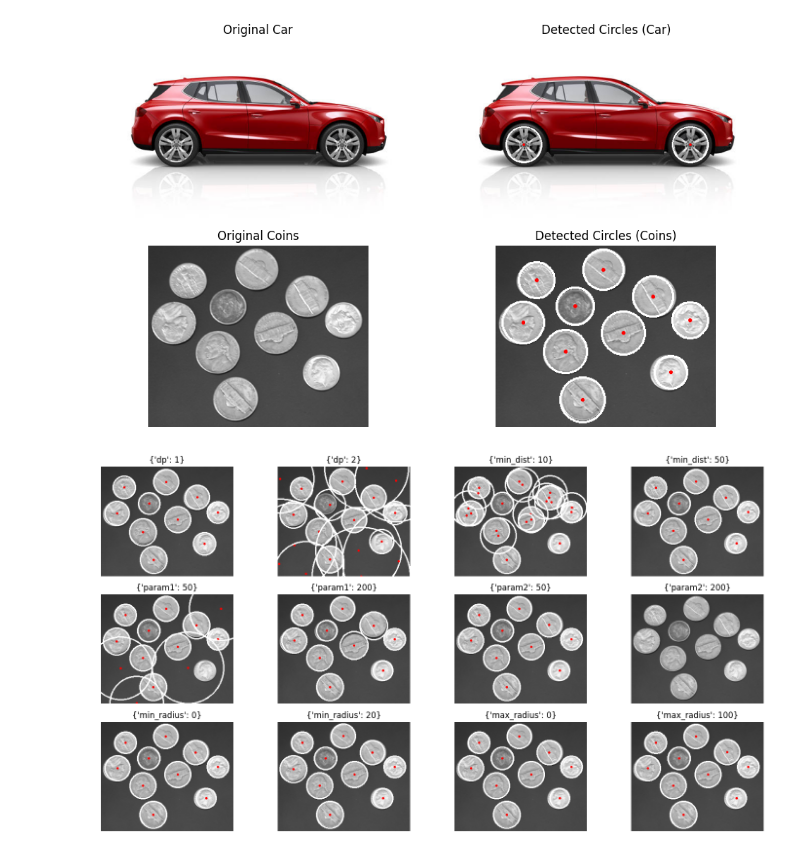
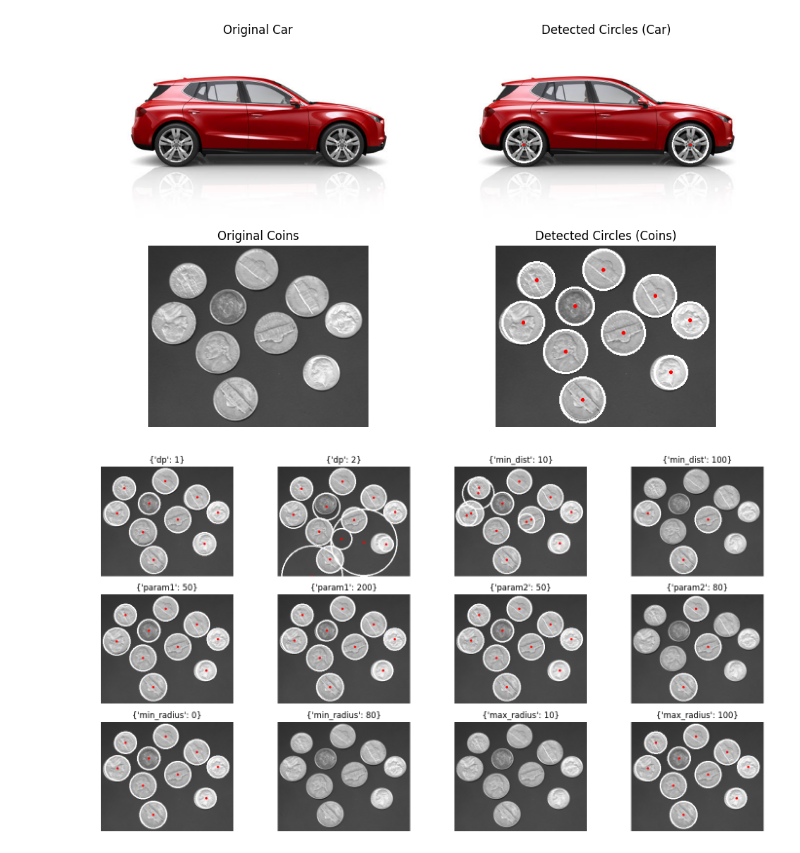
Before and after one commit to CS7-404-DIP-M24/a4-siddharth-ag2004, a Jupyter notebook: a4.ipynb, the cells around one changed output. Drawn from its saved outputs; the diff is of its cells as text; code cells hidden in the pictures.

```diff
--- a/a4.ipynb
+++ b/a4.ipynb
@@ -4,0 +7,26 @@ import matplotlib.pyplot as plt
+# %%
+def apply_thresholding(image_path):
+
+    # I am thresholding the image using different methods (cv2 inbuilt functions)
+
+    gray_img = cv2.imread(image_path, cv2.IMREAD_GRAYSCALE)
+    _, binary_thresh = cv2.threshold(gray_img, 127, 255, cv2.THRESH_BINARY)
+    adaptive_thresh = cv2.adaptiveThreshold(gray_img, 255, cv2.ADAPTIVE_THRESH_GAUSSIAN_C, cv2.THRESH_BINARY, 11, 2)
+    _, otsu_thresh = cv2.threshold(gray_img, 0, 255, cv2.THRESH_BINARY + cv2.THRESH_OTSU)
+    return gray_img, binary_thresh, adaptive_thresh, otsu_thresh
+
+input_image_path = './images/greyscale_camera.png'
+gray_img, binary_thresh, adaptive_thresh, otsu_thresh = apply_thresholding(input_image_path)
+
+plt.figure(figsize=(12, 8))
+images = [gray_img, binary_thresh, adaptive_thresh, otsu_thresh]
+titles = ['Original Grayscale', 'Binary Thresholding', 'Adaptive Thresholding', "Otsu's Thresholding"]
+
+for i, (img, title) in enumerate(zip(images, titles)):
+    plt.subplot(2, 2, i + 1)
+    plt.title(title)
+    plt.imshow(img, cmap='gray')
+    plt.axis('off')
+
+plt.tight_layout()
+plt.show()
@@ -101,15 +140,14 @@ def display_images_grid(images, grid_size, titles=None, figsize=(12, 8)):
     plt.tight_layout()
     plt.show()
 # %%
-def detect_and_highlight_circles(original_img, dp=1.2, min_dist=50, param1=100, param2=30, min_radius=0, max_radius=0):
+def detect_and_highlight_circles(original_img, dp=1.2, min_dist=50, param1=100, param2=30, min_radius=0, max_radius=100):
+
+    # Below code converts the image to grayscale and applies Gaussian Blur then I am using cv2 inbuilt HoughCircles function to detect circles in the image.
 
     gray = cv2.cvtColor(original_img, cv2.COLOR_BGR2GRAY)
-
     blurred = cv2.GaussianBlur(gray, (9, 9), 2)
-
     circles = cv2.HoughCircles(
         blurred,
-        # gray,
         cv2.HOUGH_GRADIENT,
         dp=dp,
         minDist=min_dist,
@@ -120,6 +158,7 @@ def detect_and_highlight_circles(original_img, dp=1.2, min_dist=50, param1=100,
     )
 
     output_img = original_img.copy()
+    # below code is to draw the circles on the original image
     if circles is not None:
         circles = np.uint16(np.around(circles))
         for circle in circles[0, :]:
@@ -146,30 +187,30 @@ display_images_grid(images, grid_size=(2, 2), titles=titles, figsize=(10, 6))
 # %%
 parameter_sets = [
     {'dp': 1},
     {'dp': 2},
     {'min_dist': 10},
-    {'min_dist': 50},
+    {'min_dist': 100},
     {'param1': 50},
     {'param1': 200},
     {'param2': 50},
-    {'param2': 200},
+    {'param2': 80},
     {'min_radius': 0},
-    {'min_radius': 20},
-    {'max_radius': 0},
+    {'min_radius': 80},
+    {'max_radius': 10},
     {'max_radius': 100}
 ]
 
 plt.figure(figsize=(15, 8))
 
 for i, params in enumerate(parameter_sets):
     detected_image, detected_circles = detect_and_highlight_circles(coins_img, **params)
 
     plt.subplot(3, 4, i + 1)
     plt.title(params)
     plt.imshow(cv2.cvtColor(detected_image, cv2.COLOR_BGR2RGB))
     plt.axis('off')
 
 plt.tight_layout()
 plt.show()
 # %% [output]
-[figure, old version]
+[figure, new version]
```
Also changed, not shown: parts of 14 cells of this notebook.
